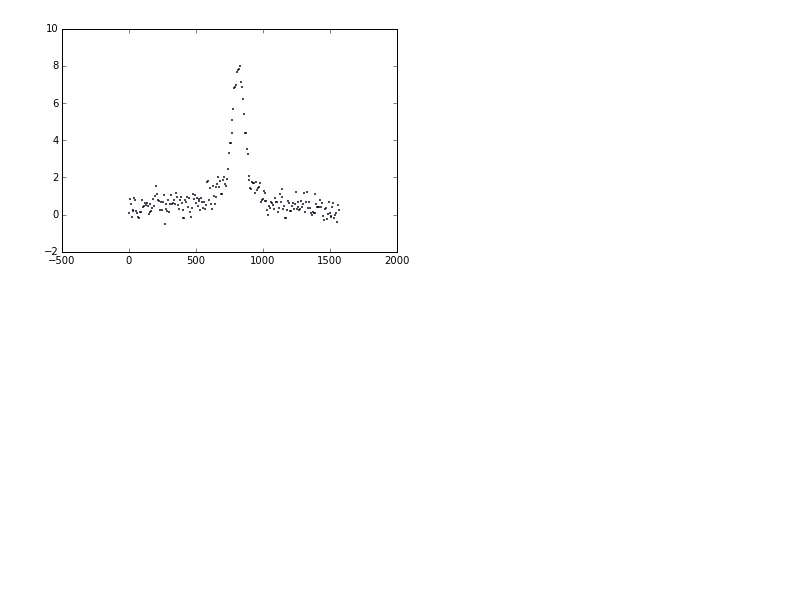
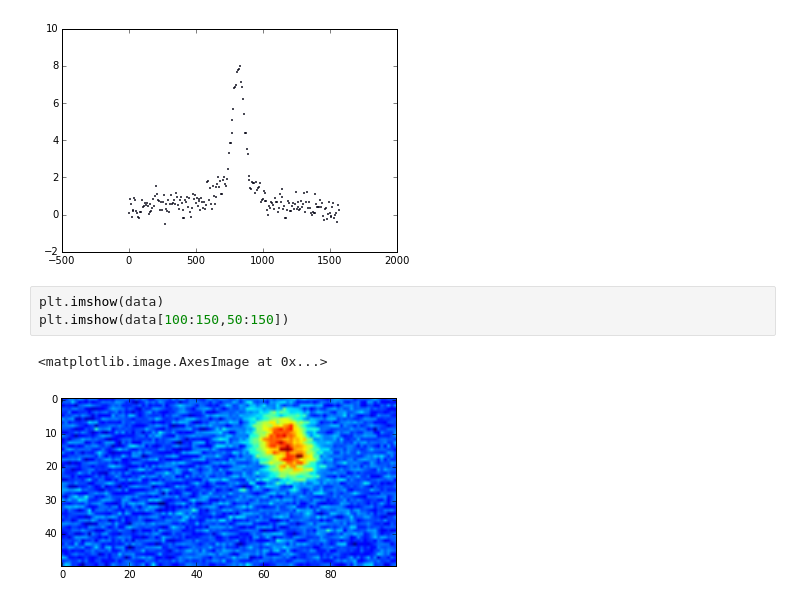
Before and after one commit to ZachGlassman/BECMonitor, a Jupyter notebook: Untitled.ipynb, the cells around one changed output. Cells and saved outputs as stored; diff of their text form; blank space fills up the shorter version.

```diff
--- a/Untitled.ipynb
+++ b/Untitled.ipynb
@@ -53,3 +53,9 @@ plt.scatter(x,np.sum(data, axis =0), s = .7)
 # %% [output]
 <matplotlib.collections.PathCollection at 0x...>
 [figure]
+# %%
+plt.imshow(data)
+plt.imshow(data[100:150,50:150])
+# %% [output]
+<matplotlib.image.AxesImage at 0x...>
+[figure, added]
```
Also changed, not shown: 7 other files.
